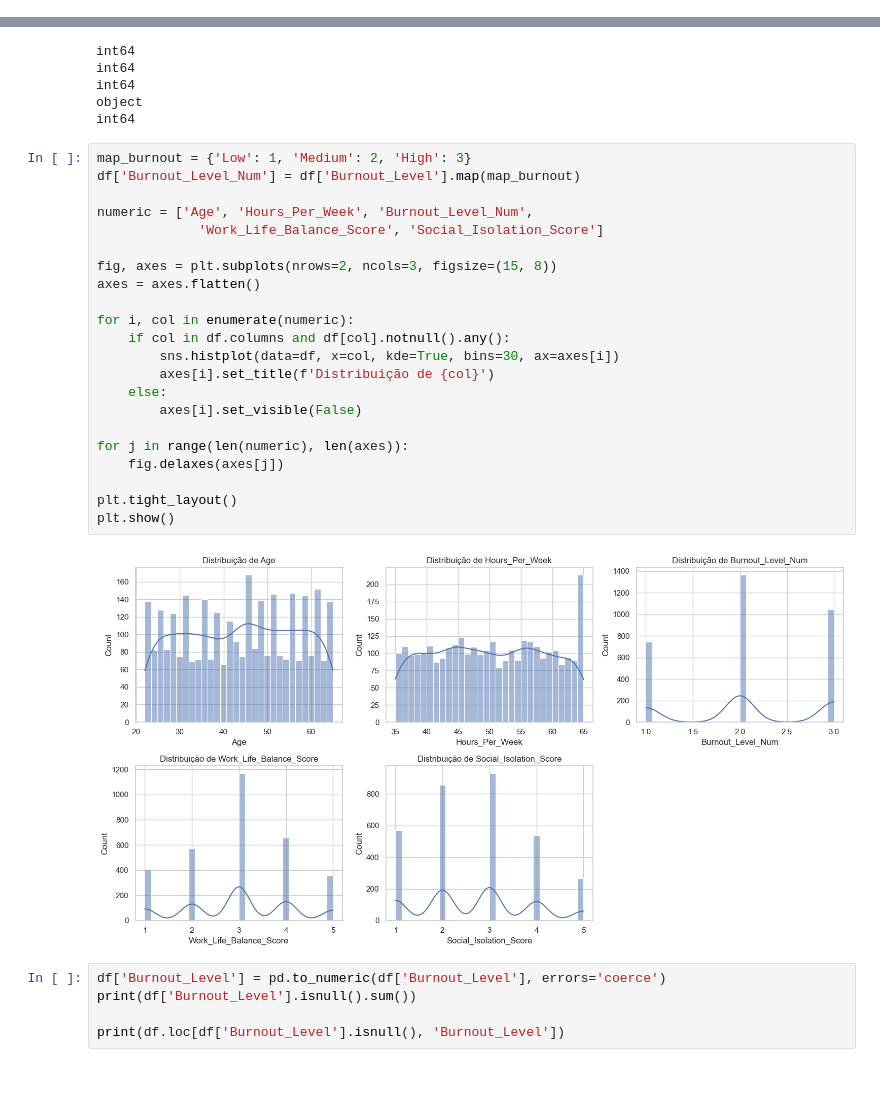
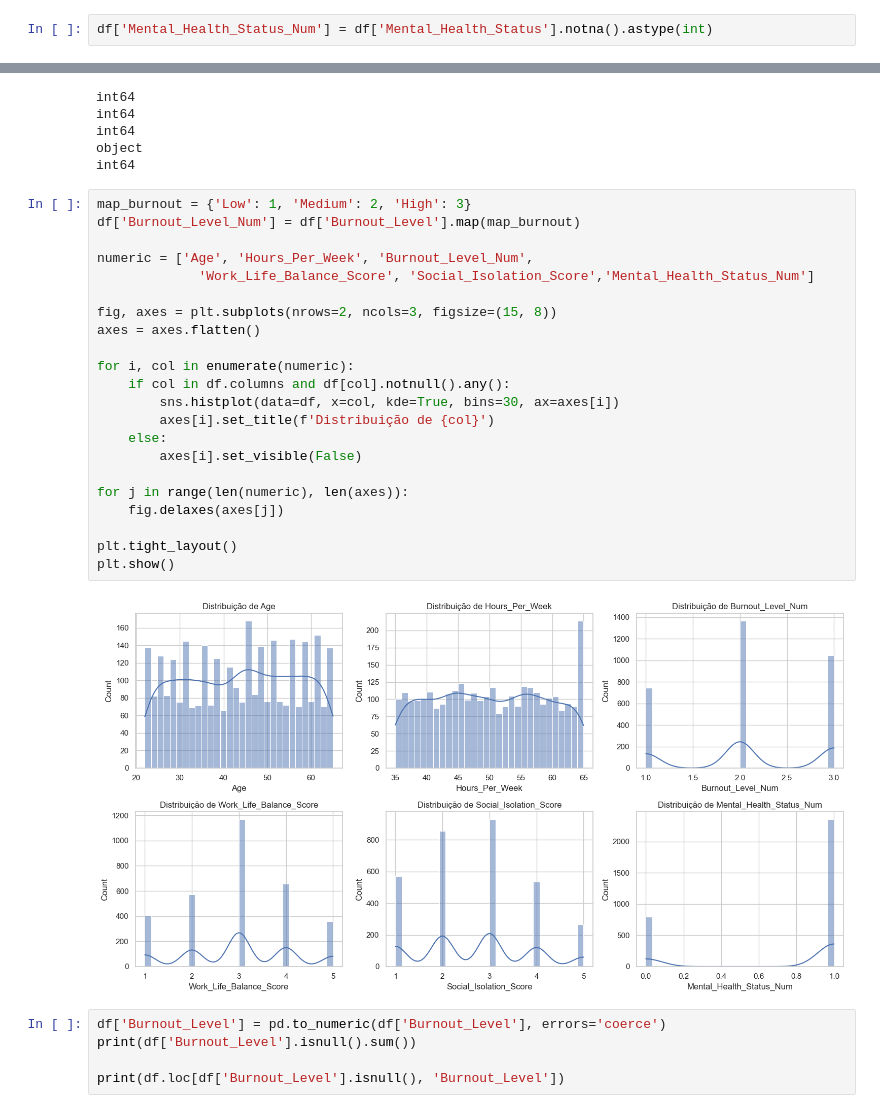
Before and after one commit to FlaviaCosta1037/mental-health-at-work, a Jupyter notebook: main.ipynb, the cells around one changed output, grey strips where cells are left out. Saved outputs shown, nothing was run; the diff lists cells and outputs as text; blank space fills up the shorter version.

```diff
--- a/main.ipynb
+++ b/main.ipynb
@@ -98,3 +111,5 @@ array(['High', 'Medium', 'Low'], dtype=object)
+# %%
+df['Mental_Health_Status_Num'] = df['Mental_Health_Status'].notna().astype(int)
 # %%
 category = ['Gender', 'Region', 'Industry',
                'Work_Arrangement', 'Mental_Health_Status',
@@ -136,27 +151,27 @@ int64
 # %%
 map_burnout = {'Low': 1, 'Medium': 2, 'High': 3}
 df['Burnout_Level_Num'] = df['Burnout_Level'].map(map_burnout)
 
 numeric = ['Age', 'Hours_Per_Week', 'Burnout_Level_Num',
-             'Work_Life_Balance_Score', 'Social_Isolation_Score']
+             'Work_Life_Balance_Score', 'Social_Isolation_Score','Mental_Health_Status_Num']
 
 fig, axes = plt.subplots(nrows=2, ncols=3, figsize=(15, 8))
 axes = axes.flatten()
 
 for i, col in enumerate(numeric):
     if col in df.columns and df[col].notnull().any():
         sns.histplot(data=df, x=col, kde=True, bins=30, ax=axes[i])
         axes[i].set_title(f'Distribuição de {col}')
     else:
         axes[i].set_visible(False)
 
 for j in range(len(numeric), len(axes)):
     fig.delaxes(axes[j])
 
 plt.tight_layout()
 plt.show()
 # %% [output]
-[figure, old version]
+[figure, new version]
 # %%
 df['Burnout_Level'] = pd.to_numeric(df['Burnout_Level'], errors='coerce')
 print(df['Burnout_Level'].isnull().sum())
```
Also changed, not shown: parts of 15 cells of this notebook, 1 other file.
